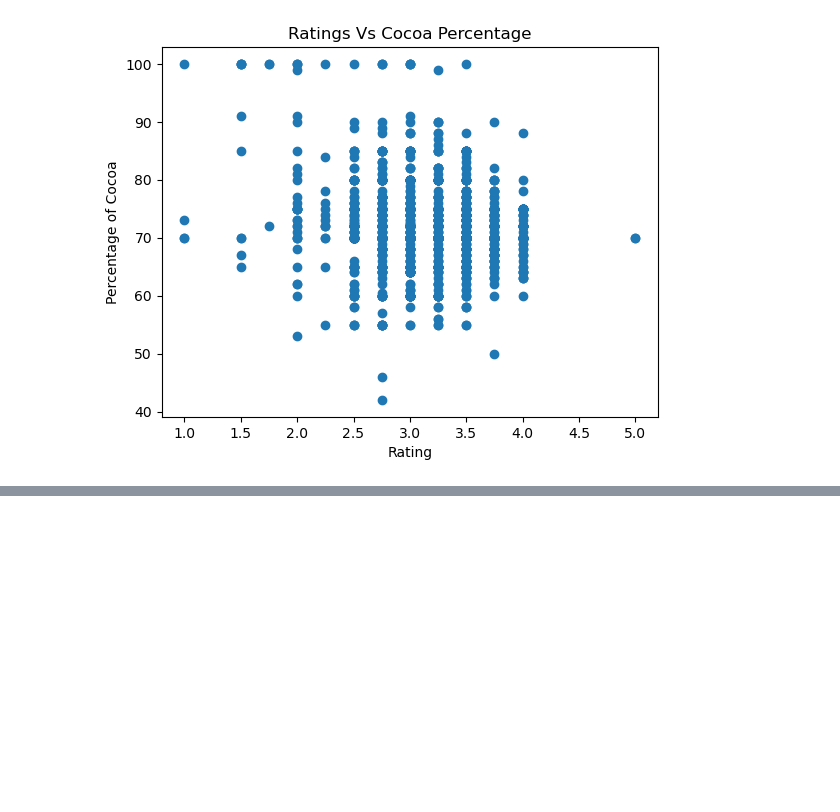
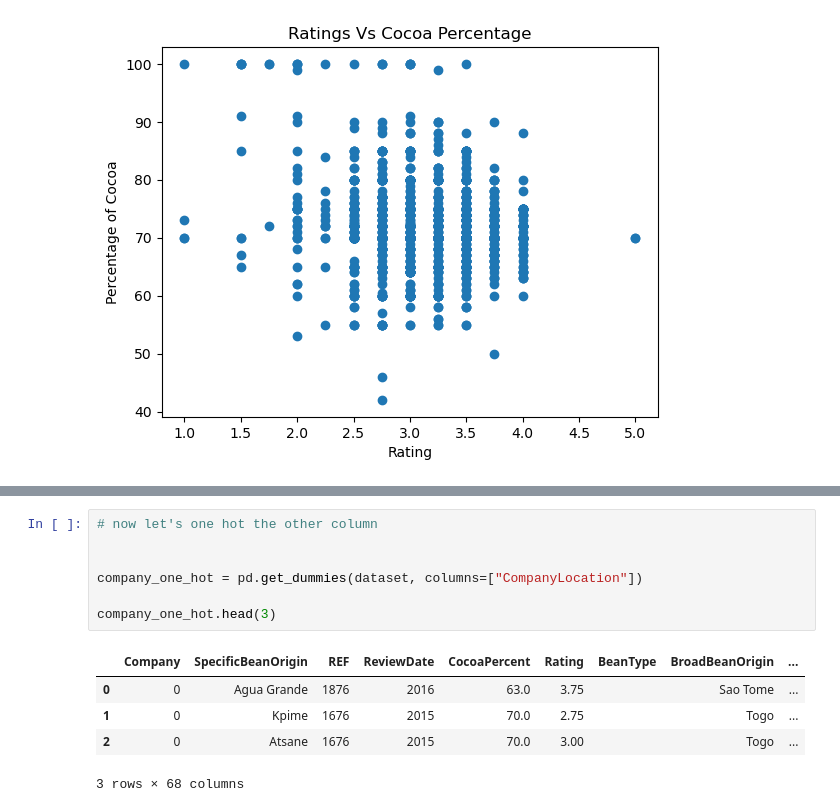
Before and after one commit to Mivenya/BootcampProjects, a Jupyter notebook: Chocolate.ipynb, the cells around one changed output, grey strips where cells are left out. Saved outputs shown, nothing was run; the diff lists cells and outputs as text; blank space fills up the shorter version.

```diff
--- a/Chocolate.ipynb
+++ b/Chocolate.ipynb
@@ -183,0 +209,13 @@ plt.show()
+# %%
+# now let's one hot the other column
+
+
+company_one_hot = pd.get_dummies(dataset, columns=["CompanyLocation"])
+
+company_one_hot.head(3)
+# %% [output]
+|  | Company | SpecificBeanOrigin | REF | ReviewDate | CocoaPercent | Rating | BeanType | BroadBeanOrigin | ... |
+| 0 | 0 | Agua Grande | 1876 | 2016 | 63.0 | 3.75 |  | Sao Tome | ... |
+| 1 | 0 | Kpime | 1676 | 2015 | 70.0 | 2.75 |  | Togo | ... |
+| 2 | 0 | Atsane | 1676 | 2015 | 70.0 | 3.00 |  | Togo | ... |
+3 rows × 68 columns
```
Also changed, not shown: parts of 3 cells of this notebook.
